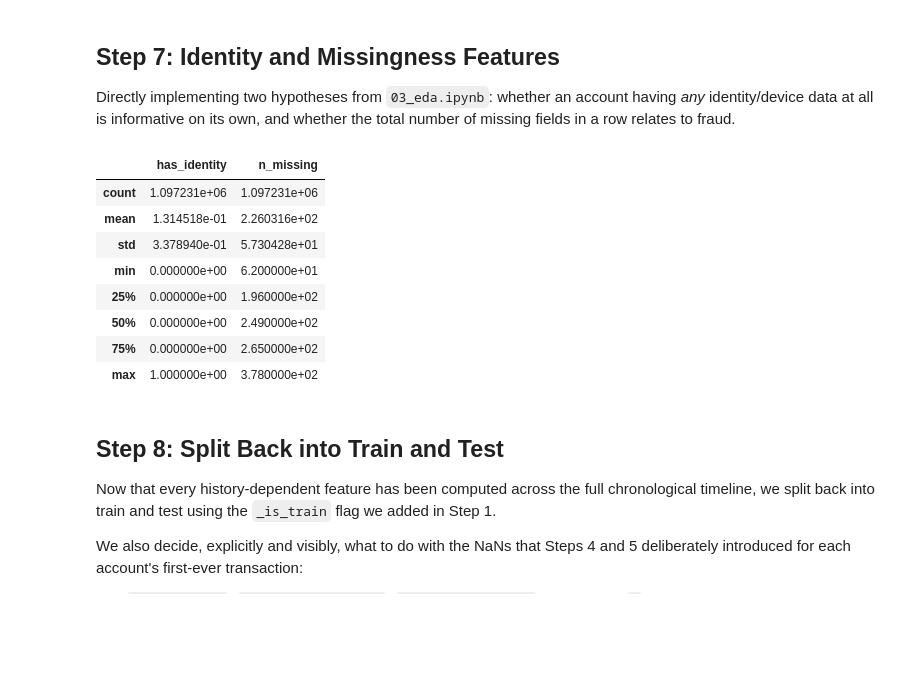
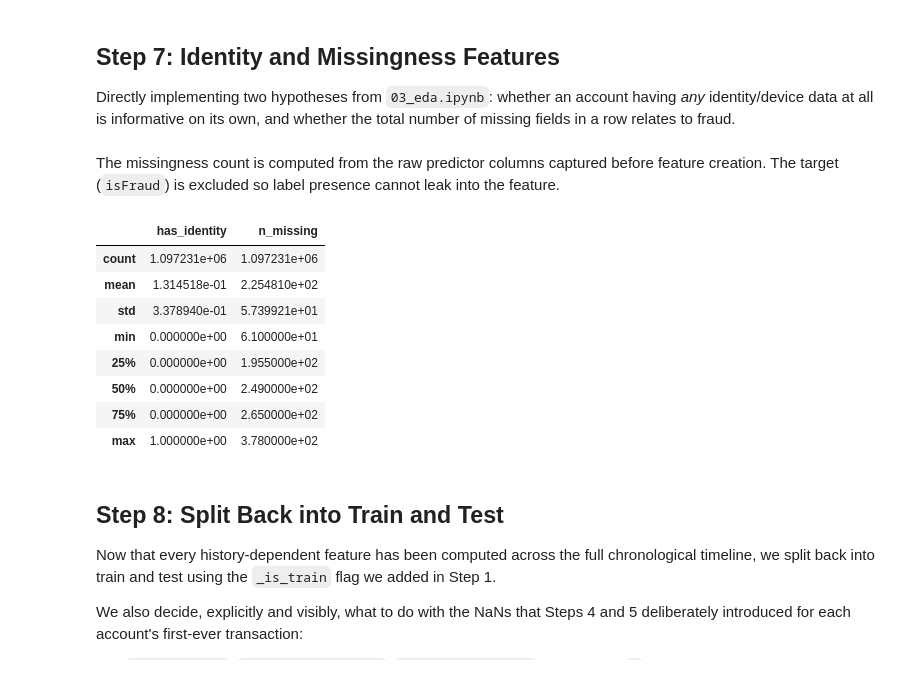
Before and after one commit to Nikhil09052007/Fraud_Detection_Model, a Jupyter notebook: notebooks/04_feature_engineering.ipynb, the cells around one changed output. Saved outputs shown, nothing was run; the diff lists cells and outputs as text; code cells hidden in the pictures; blank space fills up the shorter version.

```diff
--- a/notebooks/04_feature_engineering.ipynb
+++ b/notebooks/04_feature_engineering.ipynb
@@ -39,3 +47,7 @@ test = pd.read_pickle(r'C:\Users\acer\Desktop\Programs\Projects_for _data_scienc
+# %%
+train = pd.read_pickle(str(INTERMEDIATE_DIR / "train.pkl"))
+# %%
+test = pd.read_pickle(str(INTERMEDIATE_DIR / "test.pkl"))
 # %%
 print("Train shape:", train.shape)
 print("Test shape:", test.shape)
@@ -79,6 +91,9 @@ full = full.sort_values("TransactionDT").reset_index(drop=True)
 print("Combined shape:", full.shape)
 print("Rows from train:", (full['_is_train'] == 1).sum())
 print("Rows from test: ", (full['_is_train'] == 0).sum())
+
+# Snapshot raw predictors before adding features; never count the target as missingness.
+RAW_FEATURE_COLS = [c for c in full.columns if c not in {"isFraud", "_is_train"}]
 # %% [output]
 Combined shape: (1097231, 473)
 Rows from train: 590540
@@ -297,29 +302,30 @@ Directly implementing two hypotheses from `03_eda.ipynb`: whether an
 account having *any* identity/device data at all is informative on its
 own, and whether the total number of missing fields in a row relates to
 fraud.
+# %% [markdown]
+The missingness count is computed from the raw predictor columns captured before feature creation. The target (`isFraud`) is excluded so label presence cannot leak into the feature.
 # %%
 def add_missingness_features(df):
     df = df.copy()
-    id_cols = [c for c in df.columns if c.startswith("id_")]
+    id_cols = [c for c in RAW_FEATURE_COLS if c.startswith("id_") and c in df.columns]
     if id_cols:
         df["has_identity"] = df[id_cols].notna().any(axis=1).astype(int)
 
-    # exclude our own engineered/helper columns from the missingness count,
-    # so this reflects the RAW data's completeness, not our own feature NaNs
-    helper_cols = {"_is_train"}
-    raw_cols = [c for c in df.columns if c not in helper_cols]
+    # Use only original predictors. Exclude isFraud and all engineered columns
+    # so missingness cannot reveal the label or feature-generation artifacts.
+    raw_cols = [c for c in RAW_FEATURE_COLS if c in df.columns]
     df["n_missing"] = df[raw_cols].isnull().sum(axis=1)
     return df
 
 full = add_missingness_features(full)
 full[[c for c in ["has_identity", "n_missing"] if c in full.columns]].describe()
 # %% [output]
 |  | has_identity | n_missing |
 | count | 1.097231e+06 | 1.097231e+06 |
-| mean | 1.314518e-01 | 2.260316e+02 |
-| std | 3.378940e-01 | 5.730428e+01 |
-| min | 0.000000e+00 | 6.200000e+01 |
-| 25% | 0.000000e+00 | 1.960000e+02 |
+| mean | 1.314518e-01 | 2.254810e+02 |
+| std | 3.378940e-01 | 5.739921e+01 |
+| min | 0.000000e+00 | 6.100000e+01 |
+| 25% | 0.000000e+00 | 1.955000e+02 |
 | 50% | 0.000000e+00 | 2.490000e+02 |
 | 75% | 0.000000e+00 | 2.650000e+02 |
 | max | 1.000000e+00 | 3.780000e+02 |
```
Also changed, not shown: parts of 8 cells of this notebook, 12 other files.
